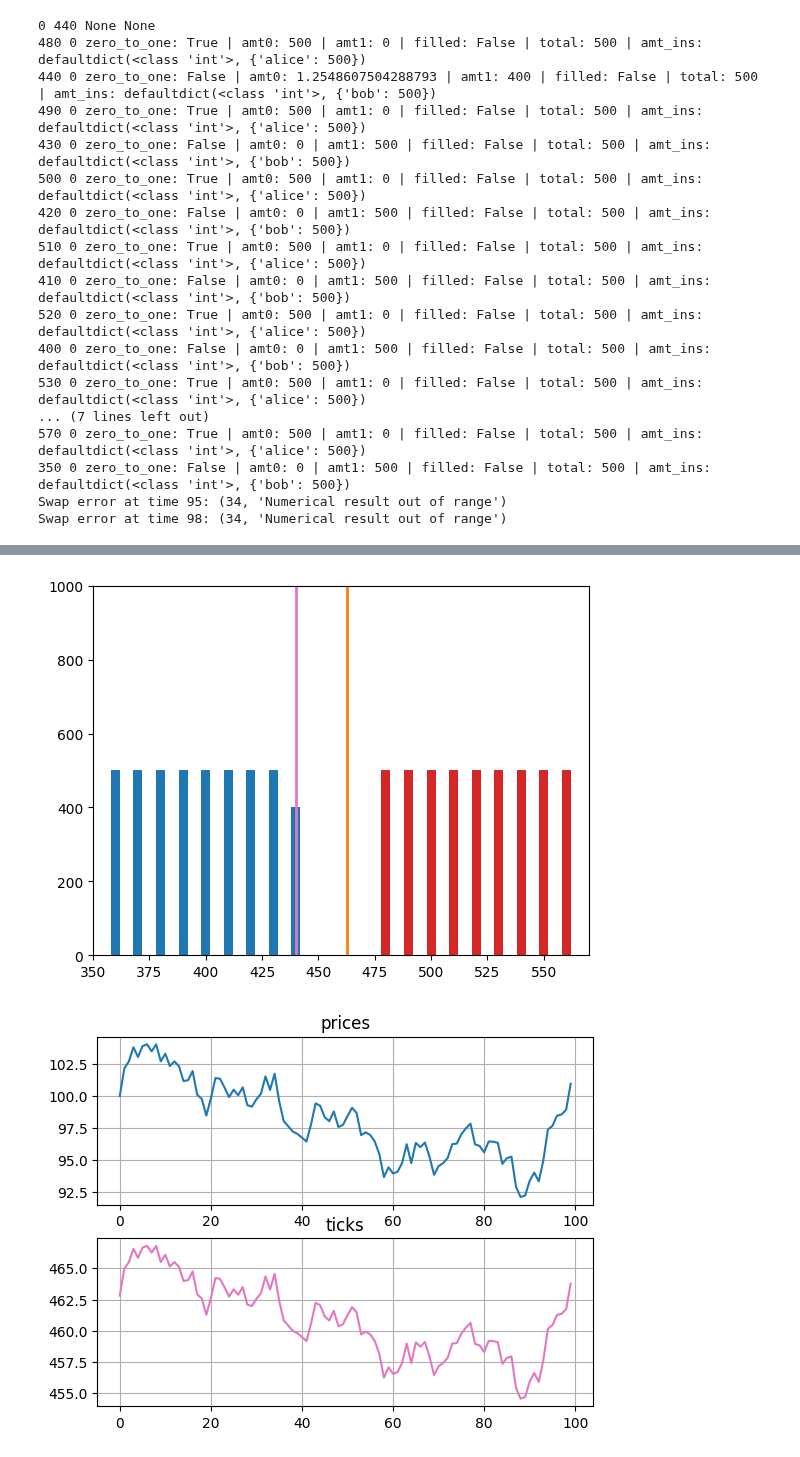
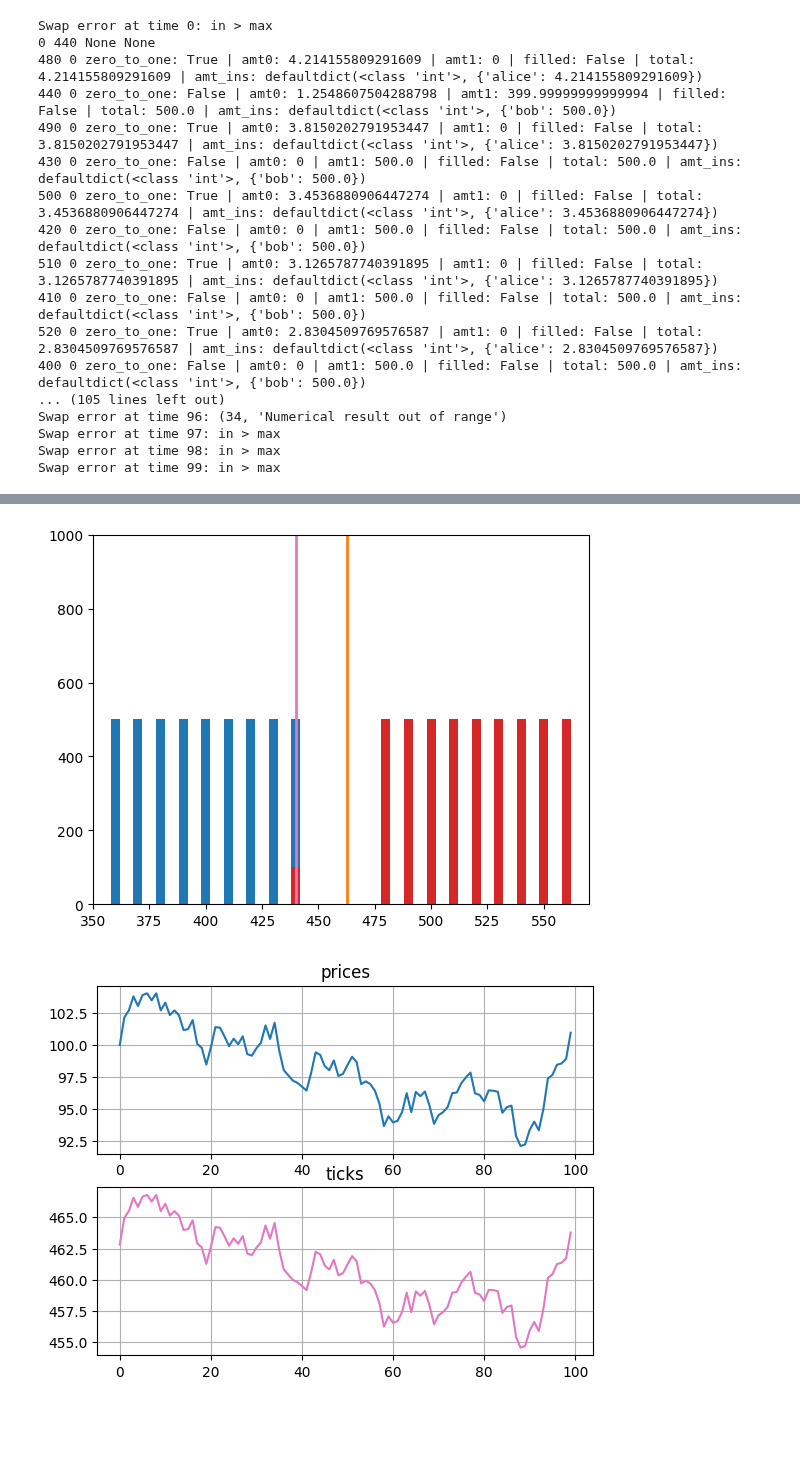
Before and after one commit to t4sk/notes, a Jupyter notebook: python/amm/order_book.ipynb, the cells around one changed output, grey strips where cells are left out. Cells and saved outputs as stored; diff of their text form; code cells hidden in the pictures; blank space fills up the shorter version.

```diff
--- a/python/amm/order_book.ipynb
+++ b/python/amm/order_book.ipynb
@@ -411,14 +412,26 @@ state = {
 
 t0 = int((ticks[0] // tick_spacing) * tick_spacing)
 
+def calc_liq(p, x, y):
+    # L = px + y
+    return p*x + y
+
+def calc_x(p, liq, y):
+    return (liq - y) / p
+
+def calc_y(p, liq, x):
+    return liq - p*x
+
 # Uniform liquidity
+L = 500
 for i in range(0, 10):
     tick = t0 + (i + 2) * tick_spacing
+    # Liquidity = p*x + y
+    p = P1 ** tick
     book.inc(
         tick,
         True,
-        500,
-        # Random user
+        calc_x(p, L, 0),
         msg_sender = "alice"
     )
     bucket_ids[book.get_bucket_id(tick)] = {"tick": tick}
@@ -427,8 +440,7 @@ for i in range(0, 10):
     book.inc(
         tick,
         False,
-        500,
-        # Random user
+        calc_y(p, L, 0),
         msg_sender = "bob"
     )
     bucket_ids[book.get_bucket_id(tick)] = {"tick": tick}
@@ -455,16 +467,17 @@ for t in range(0, T):
     try:
         # TODO: swap to current tick
         tick = ticks[t]
-        # delta = random.randint(-10, 10)
-        delta = -100
-        if delta != 0:
+        p = P1**tick
+        # delta_liq = random.randint(-10, 10)
+        delta_liq = 1
+        if delta_liq != 0:
             # zero_to_one = tick < book.tick
             zero_to_one = random.random() < 0.5
             # tick_limit = tick - tick_spacing if zero_to_one else tick + tick_spacing
             tick_limit = -1000000 if zero_to_one else 1000000
-            amt_limit = 0 if delta > 0 else 1000000000
+            amt_limit = 0 if delta_liq > 0 else 1000000000
             (amt_in, amt_out) = book.swap(
-                delta,
+                (- calc_y(delta_liq, p, 0)) if zero_to_one else (- calc_x(delta_liq, p, 0)),
                 amt_limit,
                 tick_limit,
                 zero_to_one
@@ -551,53 +564,54 @@ def update(frame):
 
     # 🔹 Reset all bars to zero height
     for r, b in zip(bars_red, bars_blue):
         r.set_height(0)
         b.set_y(0)
         b.set_height(0)
 
     for b in vals["buckets"].values():
         tick = b["tick"]
+        p = P1**tick
         x = b["amt0"]
         y = b["amt1"]
         if tick not in x_ticks_to_idx:
             continue
         idx = x_ticks_to_idx[tick]
         assert 0 <= idx < len(bars_red), f'idx: {idx}, len red: {len(bars_red)}'
         assert 0 <= idx < len(bars_blue), f'idx: {idx}, len blue: {len(bars_blue)}'
-        bars_red[idx].set_height(x)
-        bars_blue[idx].set_y(x)
-        bars_blue[idx].set_height(y)
+        bars_red[idx].set_height(calc_liq(p, x, 0))
+        bars_blue[idx].set_y(calc_liq(p, x, 0))
+        bars_blue[idx].set_height(calc_liq(p, 0, y))
 
     ticks = [vals["tick"], vals["book_tick"]]
     for (tick, line) in zip(ticks, vlines):
         line.set_data([tick, tick], [0, Y_MAX])
 
     return bars_red + bars_blue
 
 ani = FuncAnimation(fig, update, frames=range(0, T, 1), interval=500, blit=False, repeat=False)
 
 # For JupyterLab
 HTML(ani.to_jshtml())
 # %% [output]
+Swap error at time 0: in > max
 0 440 None None
-480 0 zero_to_one: True | amt0: 500 | amt1: 0 | filled: False | total: 500 | amt_ins: defaultdict(<class 'int'>, {'alice': 500})
-440 0 zero_to_one: False | amt0: 1.2548607504288793 | amt1: 400 | filled: False | total: 500 | amt_ins: defaultdict(<class 'int'>, {'bob': 500})
-490 0 zero_to_one: True | amt0: 500 | amt1: 0 | filled: False | total: 500 | amt_ins: defaultdict(<class 'int'>, {'alice': 500})
-430 0 zero_to_one: False | amt0: 0 | amt1: 500 | filled: False | total: 500 | amt_ins: defaultdict(<class 'int'>, {'bob': 500})
-500 0 zero_to_one: True | amt0: 500 | amt1: 0 | filled: False | total: 500 | amt_ins: defaultdict(<class 'int'>, {'alice': 500})
-420 0 zero_to_one: False | amt0: 0 | amt1: 500 | filled: False | total: 500 | amt_ins: defaultdict(<class 'int'>, {'bob': 500})
-510 0 zero_to_one: True | amt0: 500 | amt1: 0 | filled: False | total: 500 | amt_ins: defaultdict(<class 'int'>, {'alice': 500})
-410 0 zero_to_one: False | amt0: 0 | amt1: 500 | filled: False | total: 500 | amt_ins: defaultdict(<class 'int'>, {'bob': 500})
-520 0 zero_to_one: True | amt0: 500 | amt1: 0 | filled: False | total: 500 | amt_ins: defaultdict(<class 'int'>, {'alice': 500})
-400 0 zero_to_one: False | amt0: 0 | amt1: 500 | filled: False | total: 500 | amt_ins: defaultdict(<class 'int'>, {'bob': 500})
-530 0 zero_to_one: True | amt0: 500 | amt1: 0 | filled: False | total: 500 | amt_ins: defaultdict(<class 'int'>, {'alice': 500})
-... (7 lines left out)
-570 0 zero_to_one: True | amt0: 500 | amt1: 0 | filled: False | total: 500 | amt_ins: defaultdict(<class 'int'>, {'alice': 500})
-350 0 zero_to_one: False | amt0: 0 | amt1: 500 | filled: False | total: 500 | amt_ins: defaultdict(<class 'int'>, {'bob': 500})
-Swap error at time 95: (34, 'Numerical result out of range')
-Swap error at time 98: (34, 'Numerical result out of range')
+480 0 zero_to_one: True | amt0: 4.214155809291609 | amt1: 0 | filled: False | total: 4.214155809291609 | amt_ins: defaultdict(<class 'int'>, {'alice': 4.214155809291609})
+440 0 zero_to_one: False | amt0: 1.2548607504288798 | amt1: 399.99999999999994 | filled: False | total: 500.0 | amt_ins: defaultdict(<class 'int'>, {'bob': 500.0})
+490 0 zero_to_one: True | amt0: 3.8150202791953447 | amt1: 0 | filled: False | total: 3.8150202791953447 | amt_ins: defaultdict(<class 'int'>, {'alice': 3.8150202791953447})
+430 0 zero_to_one: False | amt0: 0 | amt1: 500.0 | filled: False | total: 500.0 | amt_ins: defaultdict(<class 'int'>, {'bob': 500.0})
+500 0 zero_to_one: True | amt0: 3.4536880906447274 | amt1: 0 | filled: False | total: 3.4536880906447274 | amt_ins: defaultdict(<class 'int'>, {'alice': 3.4536880906447274})
+420 0 zero_to_one: False | amt0: 0 | amt1: 500.0 | filled: False | total: 500.0 | amt_ins: defaultdict(<class 'int'>, {'bob': 500.0})
+510 0 zero_to_one: True | amt0: 3.1265787740391895 | amt1: 0 | filled: False | total: 3.1265787740391895 | amt_ins: defaultdict(<class 'int'>, {'alice': 3.1265787740391895})
+410 0 zero_to_one: False | amt0: 0 | amt1: 500.0 | filled: False | total: 500.0 | amt_ins: defaultdict(<class 'int'>, {'bob': 500.0})
+520 0 zero_to_one: True | amt0: 2.8304509769576587 | amt1: 0 | filled: False | total: 2.8304509769576587 | amt_ins: defaultdict(<class 'int'>, {'alice': 2.8304509769576587})
+400 0 zero_to_one: False | amt0: 0 | amt1: 500.0 | filled: False | total: 500.0 | amt_ins: defaultdict(<class 'int'>, {'bob': 500.0})
+... (105 lines left out)
+Swap error at time 96: (34, 'Numerical result out of range')
+Swap error at time 97: in > max
+Swap error at time 98: in > max
+Swap error at time 99: in > max
 [interactive output not drawn]
-[figure, old version]
+[figure, new version]
 # %%
 import numpy as np
 import math
```
Also changed, not shown: parts of 1 cell of this notebook, 1 other file.
